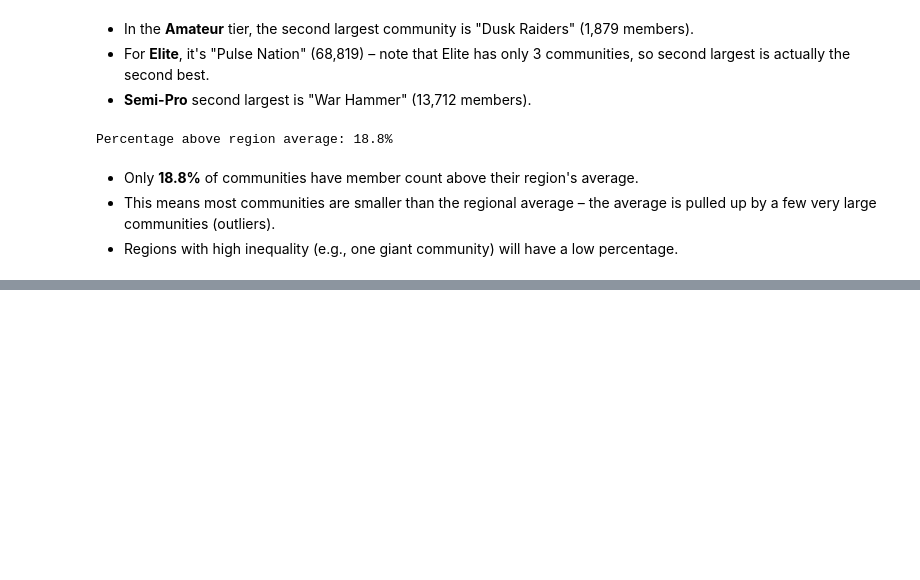
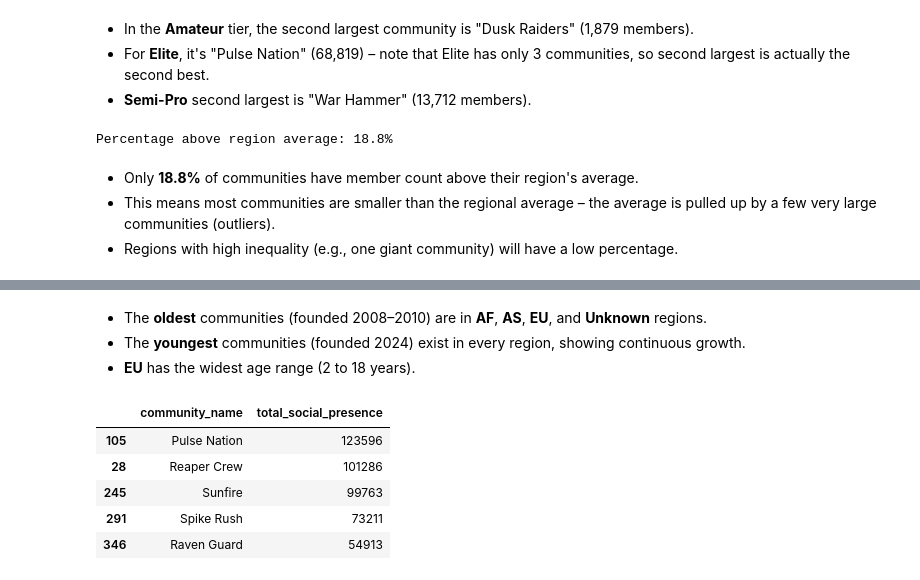
Before and after one commit to faizantoheed456/arena-gaming-eda, a Jupyter notebook: ARENA_session_3_groupby_feature_eng.ipynb, the cells around one changed output, grey strips where cells are left out. Drawn from its saved outputs; the diff is of its cells as text; code cells hidden in the pictures; blank space fills up the shorter version.

```diff
--- a/ARENA_session_3_groupby_feature_eng.ipynb
+++ b/ARENA_session_3_groupby_feature_eng.ipynb
@@ -366,0 +452,14 @@ Percentage above region average: 18.8%
+# %% [markdown]
+- The **oldest** communities (founded 2008–2010) are in **AF**, **AS**, **EU**, and **Unknown** regions.
+- The **youngest** communities (founded 2024) exist in every region, showing continuous growth.
+- **EU** has the widest age range (2 to 18 years).
+# %%
+gaming_data['total_social_presence'] = gaming_data['discord_server_size'] + gaming_data['reddit_community_size'] + (gaming_data['content_creators'] * 1000)
+gaming_data.nlargest(5, 'total_social_presence')[['community_name', 'total_social_presence']]
+# %% [output]
+|  | community_name | total_social_presence |
+| 105 | Pulse Nation | 123596 |
+| 28 | Reaper Crew | 101286 |
+| 245 | Sunfire | 99763 |
+| 291 | Spike Rush | 73211 |
+| 346 | Raven Guard | 54913 |
```
Also changed, not shown: parts of 18 cells of this notebook, 1 other file.
